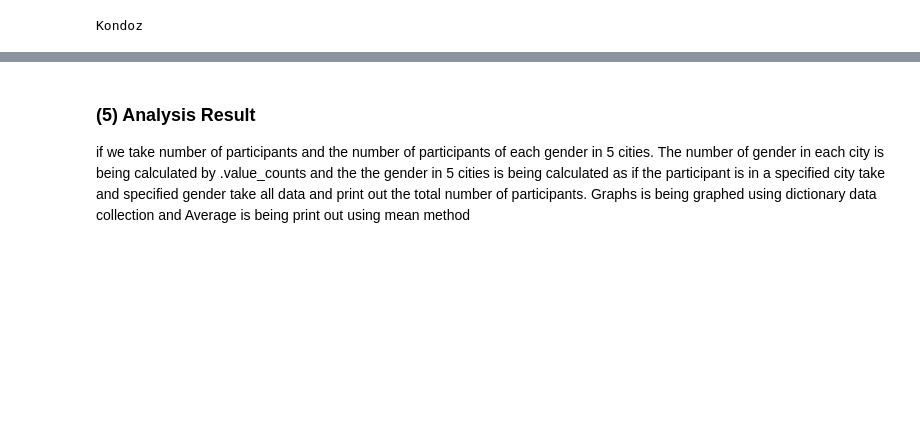
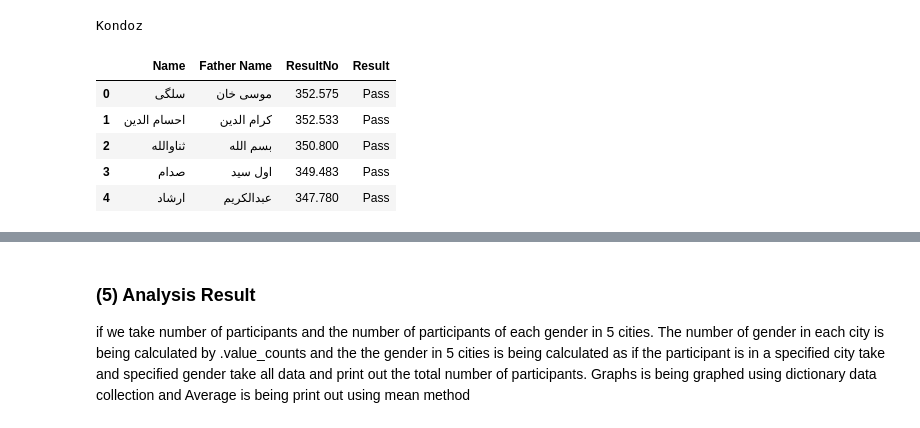
Before and after one commit to raheel38/Kankor-data-analysis, a Jupyter notebook: Data_Ana_Kankor.ipynb, the cells around one changed output, grey strips where cells are left out. Saved outputs shown, nothing was run; the diff lists cells and outputs as text; code cells hidden in the pictures; blank space fills up the shorter version.

```diff
--- a/Data_Ana_Kankor.ipynb
+++ b/Data_Ana_Kankor.ipynb
@@ -276,3 +272,19 @@ Herat
 Balkh
 [figure]
 Kondoz
+# %%
+def result(row):
+    if row.ResultNo >200:
+        return "Pass"
+    if row.ResultNo <=200:
+        return "fail"
+    el
+df["Result"]=df.apply(result,axis=1)
+df[['Name','Father Name','ResultNo','Result']].head(5)
+# %% [output]
+|  | Name | Father Name | ResultNo | Result |
+| 0 | سلگی | موسی خان | 352.575 | Pass |
+| 1 | احسام الدین | کرام الدین | 352.533 | Pass |
+| 2 | ثناوالله | بسم الله | 350.800 | Pass |
+| 3 | صدام | اول سید | 349.483 | Pass |
+| 4 | ارشاد | عبدالکریم | 347.780 | Pass |
```
Also changed, not shown: parts of 3 cells of this notebook.
